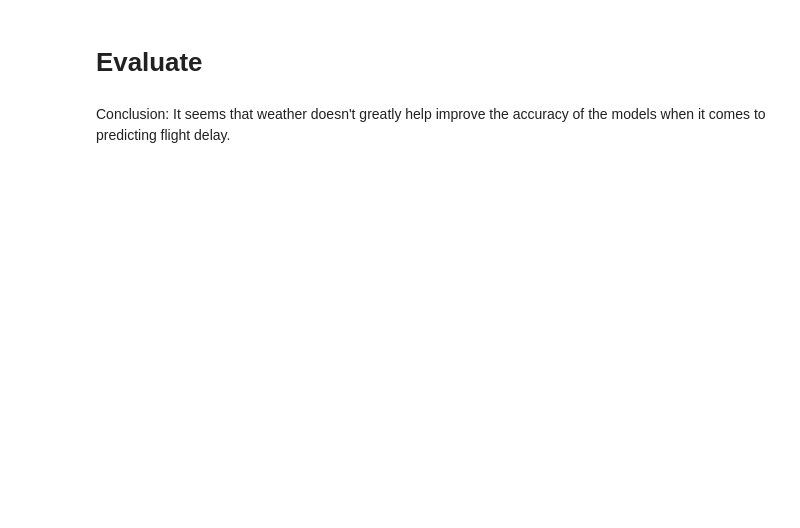
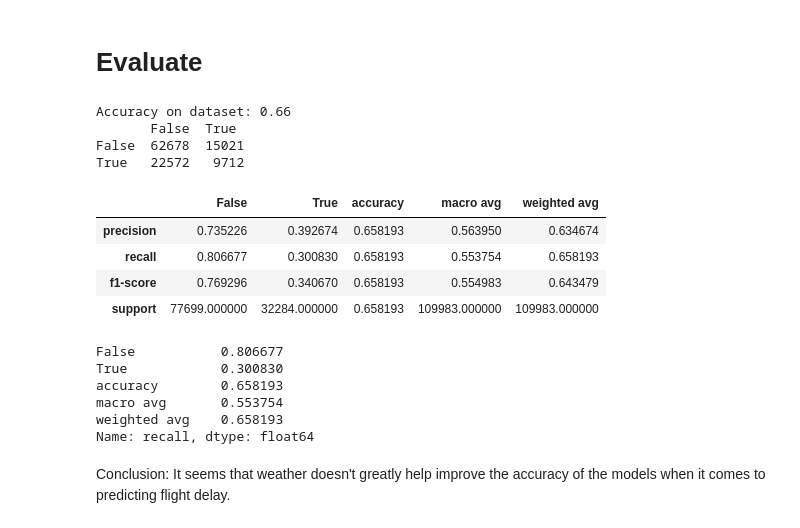
Before and after one commit to guedanie/flight_delay_predictor, a Jupyter notebook: weather_exploration.ipynb, the cells around one changed output. Cells and saved outputs as stored; diff of their text form; code cells hidden in the pictures; blank space fills up the shorter version.

```diff
--- a/weather_exploration.ipynb
+++ b/weather_exploration.ipynb
@@ -430,15 +634,34 @@ grid, df_result, best_model = model.run_knn_cv(validate_scaled, y_validate)
 # %% [markdown]
 # Evaluate
 # %%
-knn, y_pred = model.run_knn(train_scaled, y_train, 2)
+knn, y_pred = model.run_knn(train_scaled, y_train, 3)
 # %%
 y_pred = knn.predict(test_scaled)
 # %%
-accuracy_score, matrix, report = model.accuracy_report(gb, y_pred, y_test)
+accuracy_score, matrix, report = model.accuracy_report(knn, y_pred, y_test)
 
 print(accuracy_score)
 print(matrix)
 
 report
+# %% [output]
+Accuracy on dataset: 0.66
+       False  True
+False  62678  15021
+True   22572   9712
+|  | False | True | accuracy | macro avg | weighted avg |
+| precision | 0.735226 | 0.392674 | 0.658193 | 0.563950 | 0.634674 |
+| recall | 0.806677 | 0.300830 | 0.658193 | 0.553754 | 0.658193 |
+| f1-score | 0.769296 | 0.340670 | 0.658193 | 0.554983 | 0.643479 |
+| support | 77699.000000 | 32284.000000 | 0.658193 | 109983.000000 | 109983.000000 |
+# %%
+report.loc["recall"]
+# %% [output]
+False           0.806677
+True            0.300830
+accuracy        0.658193
+macro avg       0.553754
+weighted avg    0.658193
+Name: recall, dtype: float64
 # %% [markdown]
 Conclusion: It seems that weather doesn't greatly help improve the accuracy of the models when it comes to predicting flight delay.
```
Also changed, not shown: parts of 39 cells of this notebook.
